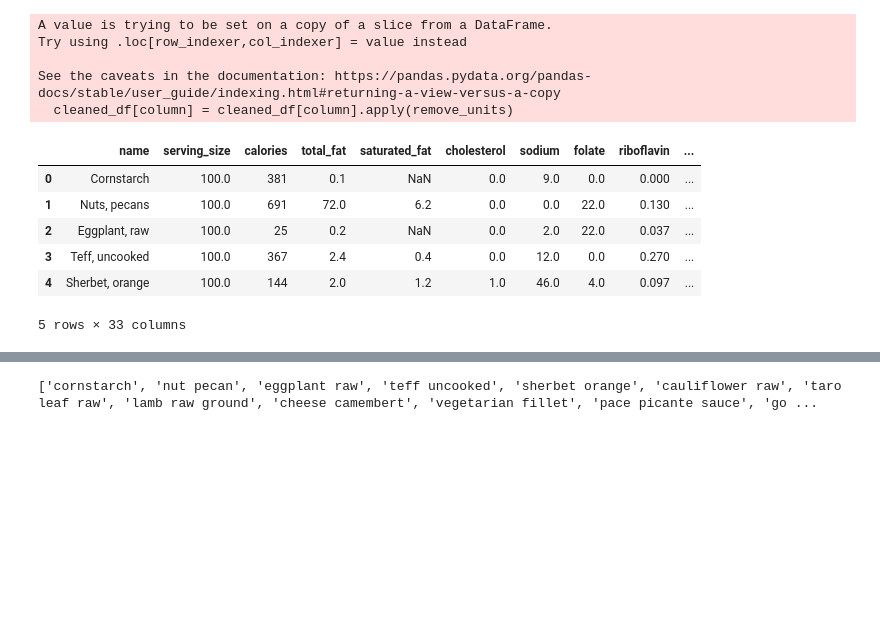
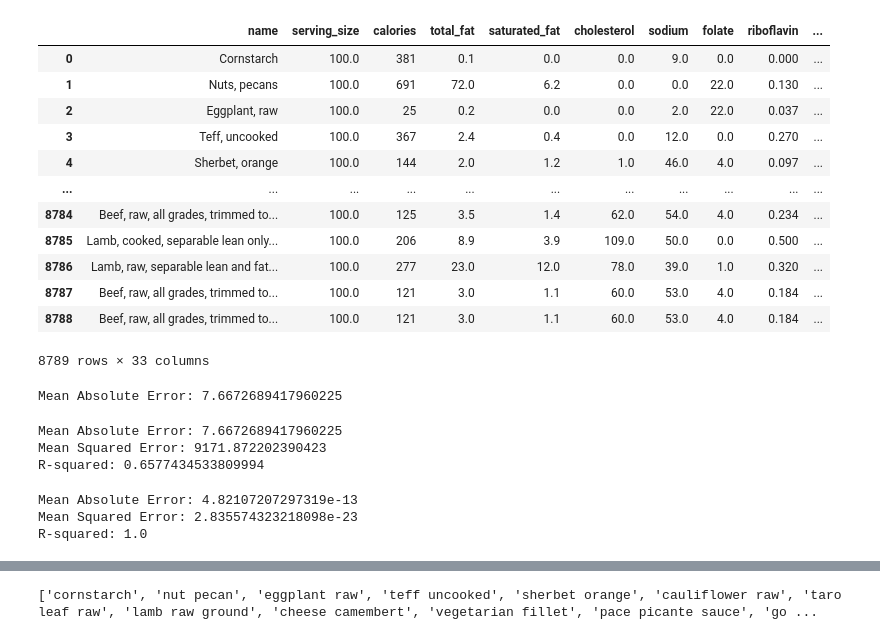
Before and after one commit to LiKenun/dishcovery, a Jupyter notebook: Dishcovery/Untitled-1 copy.ipynb, the cells around one changed output, grey strips where cells are left out. Cells and saved outputs as stored; diff of their text form; code cells hidden in the pictures; blank space fills up the shorter version.

```diff
--- a/Dishcovery/Untitled-1 copy.ipynb
+++ b/Dishcovery/Untitled-1 copy.ipynb
@@ -15,0 +1,5 @@ ValueError: numpy.dtype size changed, may indicate binary incompatibility. Expec
+# %%
+import pandas as pd
+
+df = pd.read_csv('test.csv')
+df.info()
@@ -16,27 +34,29 @@ ValueError: numpy.dtype size changed, may indicate binary incompatibility. Expec
 # %%
 def remove_units(value):
     if isinstance(value, str):
         filtered_value = ''.join(filter(lambda x: x.isdigit() or x == '.', value))
         try:
             return float(filtered_value) if filtered_value.replace('.', '', 1).isdigit() else 0.0
         except ValueError:
             return 0.0
     return value
 
-for column in cleaned_df.columns:
+for column in df.columns:
     if column != 'name':
-        cleaned_df[column] = cleaned_df[column].apply(remove_units)
-cleaned_df.head()
+        df[column] = df[column].apply(remove_units)
+df = df[columns]
+df
 # %% [output]
+|  | name | serving_size | calories | total_fat | saturated_fat | cholesterol | sodium | folate | riboflavin | ... |
+| 0 | Cornstarch | 100.0 | 381 | 0.1 | 0.0 | 0.0 | 9.0 | 0.0 | 0.000 | ... |
+| 1 | Nuts, pecans | 100.0 | 691 | 72.0 | 6.2 | 0.0 | 0.0 | 22.0 | 0.130 | ... |
+| 2 | Eggplant, raw | 100.0 | 25 | 0.2 | 0.0 | 0.0 | 2.0 | 22.0 | 0.037 | ... |
+| 3 | Teff, uncooked | 100.0 | 367 | 2.4 | 0.4 | 0.0 | 12.0 | 0.0 | 0.270 | ... |
+| 4 | Sherbet, orange | 100.0 | 144 | 2.0 | 1.2 | 1.0 | 46.0 | 4.0 | 0.097 | ... |
+| ... | ... | ... | ... | ... | ... | ... | ... | ... | ... | ... |
+| 8784 | Beef, raw, all grades, trimmed to... | 100.0 | 125 | 3.5 | 1.4 | 62.0 | 54.0 | 4.0 | 0.234 | ... |
+| 8785 | Lamb, cooked, separable lean only... | 100.0 | 206 | 8.9 | 3.9 | 109.0 | 50.0 | 0.0 | 0.500 | ... |
+| 8786 | Lamb, raw, separable lean and fat... | 100.0 | 277 | 23.0 | 12.0 | 78.0 | 39.0 | 1.0 | 0.320 | ... |
+| 8787 | Beef, raw, all grades, trimmed to... | 100.0 | 121 | 3.0 | 1.1 | 60.0 | 53.0 | 4.0 | 0.184 | ... |
+| 8788 | Beef, raw, all grades, trimmed to... | 100.0 | 121 | 3.0 | 1.1 | 60.0 | 53.0 | 4.0 | 0.184 | ... |
-A value is trying to be set on a copy of a slice from a DataFrame.
-Try using .loc[row_indexer,col_indexer] = value instead
-
-See the caveats in the documentation: https://pandas.pydata.org/pandas-docs/stable/user_guide/indexing.html#returning-a-view-versus-a-copy
-  cleaned_df[column] = cleaned_df[column].apply(remove_units)
+8789 rows × 33 columns
-|  | name | serving_size | calories | total_fat | saturated_fat | cholesterol | sodium | folate | riboflavin | ... |
-| 0 | Cornstarch | 100.0 | 381 | 0.1 | NaN | 0.0 | 9.0 | 0.0 | 0.000 | ... |
-| 1 | Nuts, pecans | 100.0 | 691 | 72.0 | 6.2 | 0.0 | 0.0 | 22.0 | 0.130 | ... |
-| 2 | Eggplant, raw | 100.0 | 25 | 0.2 | NaN | 0.0 | 2.0 | 22.0 | 0.037 | ... |
-| 3 | Teff, uncooked | 100.0 | 367 | 2.4 | 0.4 | 0.0 | 12.0 | 0.0 | 0.270 | ... |
-| 4 | Sherbet, orange | 100.0 | 144 | 2.0 | 1.2 | 1.0 | 46.0 | 4.0 | 0.097 | ... |
-5 rows × 33 columns
@@ -42,0 +72,36 @@ See the caveats in the documentation: https://pandas.pydata.org/pandas-docs/stab
+# %%
+y_pred = model.predict(X_test)
+mae = mean_absolute_error(y_test, y_pred)
+
+print(f'Mean Absolute Error: {mae}')
+# %% [output]
+Mean Absolute Error: 7.6672689417960225
+# %%
+mae = mean_absolute_error(y_test, y_pred)
+mse = mean_squared_error(y_test, y_pred)
+r2 = r2_score(y_test, y_pred)
+
+print(f'Mean Absolute Error: {mae}')
+print(f'Mean Squared Error: {mse}')
+print(f'R-squared: {r2}')
+# %% [output]
+Mean Absolute Error: 7.6672689417960225
+Mean Squared Error: 9171.872202390423
+R-squared: 0.6577434533809994
+# %%
+model = LinearRegression()
+model.fit(X_train, y_train)
+model.fit(X_train, y_train)
+y_pred = model.predict(X_test)
+
+mae = mean_absolute_error(y_test, y_pred)
+mse = mean_squared_error(y_test, y_pred)
+r2 = r2_score(y_test, y_pred)
+
+print(f'Mean Absolute Error: {mae}')
+print(f'Mean Squared Error: {mse}')
+print(f'R-squared: {r2}')
+# %% [output]
+Mean Absolute Error: 4.82107207297319e-13
+Mean Squared Error: 2.835574323218098e-23
+R-squared: 1.0
```
Also changed, not shown: parts of 8 cells of this notebook, 4 other files.
